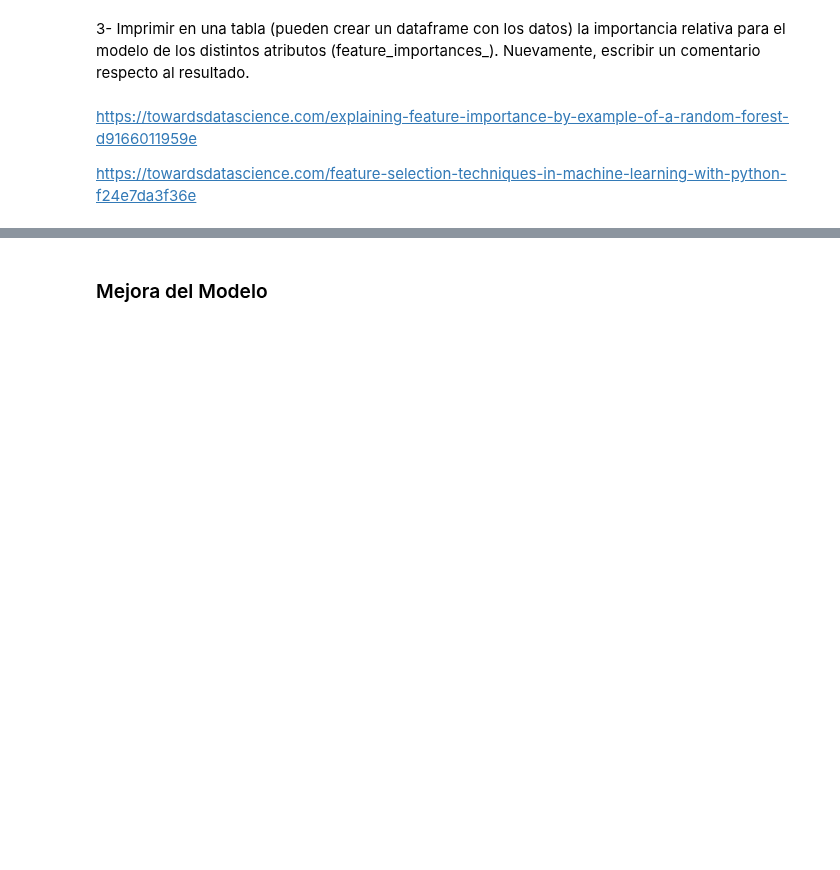
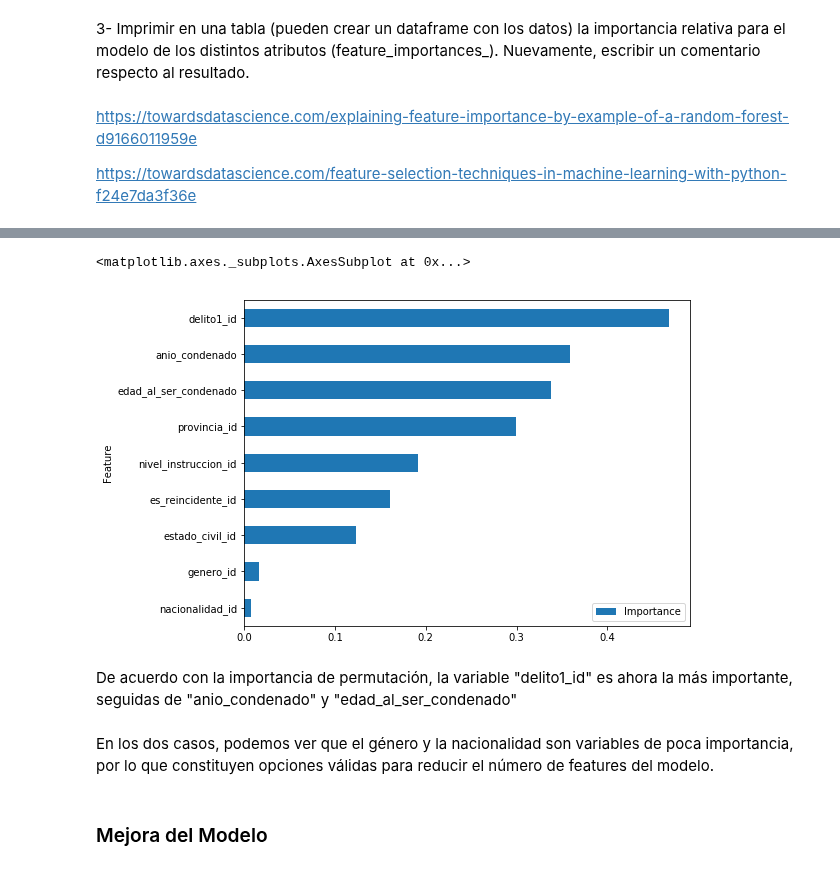
Before and after one commit to nahuelalmeira/poblacionPenal, a Jupyter notebook: AprendizajeSupervisado/3_Analisis_Mejoras_Conclusiones.ipynb, the cells around one changed output, grey strips where cells are left out. Saved outputs shown, nothing was run; the diff lists cells and outputs as text; code cells hidden in the pictures; blank space fills up the shorter version.

```diff
--- a/AprendizajeSupervisado/3_Analisis_Mejoras_Conclusiones.ipynb
+++ b/AprendizajeSupervisado/3_Analisis_Mejoras_Conclusiones.ipynb
@@ -193,3 +239,20 @@ https://towardsdatascience.com/feature-selection-techniques-in-machine-learning-
+# %%
+from rfpimp import permutation_importances
+
+## Necesitamos definir la metrica con este template para utilizar rfpimp
+def accuracy(rf, X_train, y_train):
+    return accuracy_score(y_train, rf.predict(X_train))
+
+perm_imp_rfpimp = permutation_importances(model, xTrain, yTrain, accuracy)
+# %%
+perm_imp_rfpimp.sort_values(by='Importance').plot(kind='barh', figsize=(8, 6))
+# %% [output]
+<matplotlib.axes._subplots.AxesSubplot at 0x...>
+[figure, added]
+# %% [markdown]
+De acuerdo con la importancia de permutación, la variable "delito1_id" es ahora la más importante, seguidas de "anio_condenado" y "edad_al_ser_condenado"
+# %% [markdown]
+En los dos casos, podemos ver que el género y la nacionalidad son variables de poca importancia, por lo que constituyen opciones válidas para reducir el número de features del modelo.
 # %% [markdown]
 ### Mejora del Modelo
 # %% [markdown]
```
Also changed, not shown: parts of 17 cells of this notebook, 2 other files.
